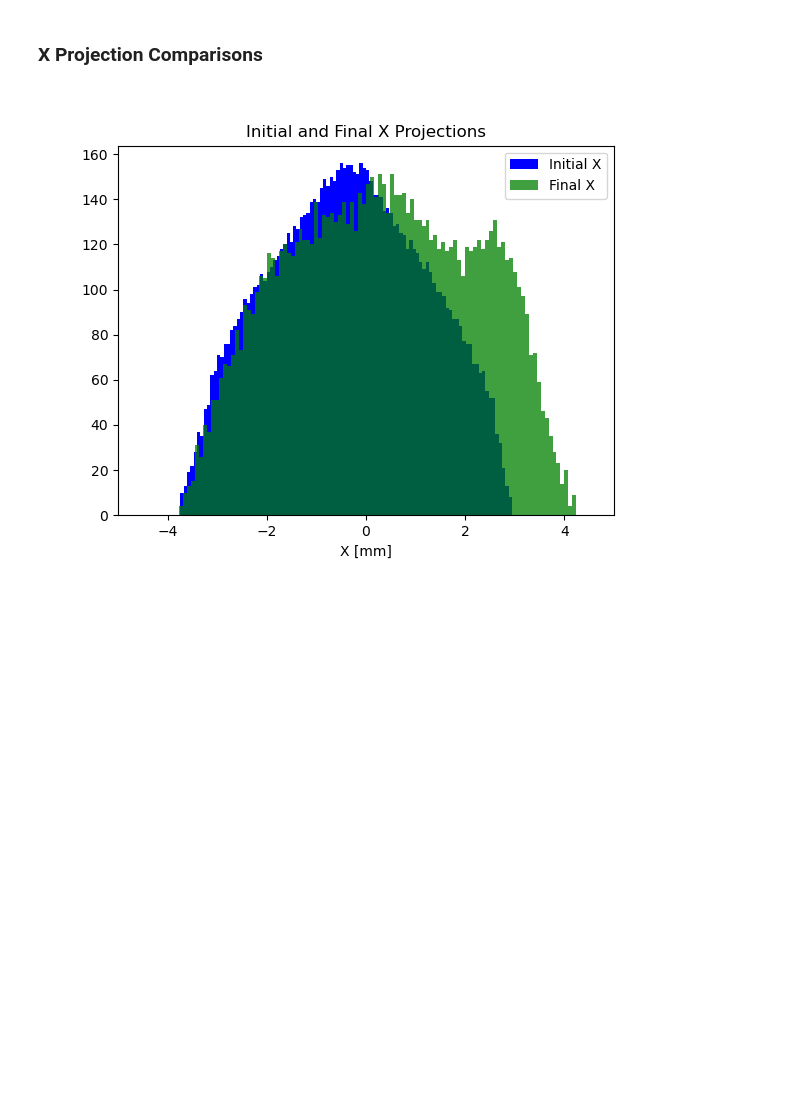
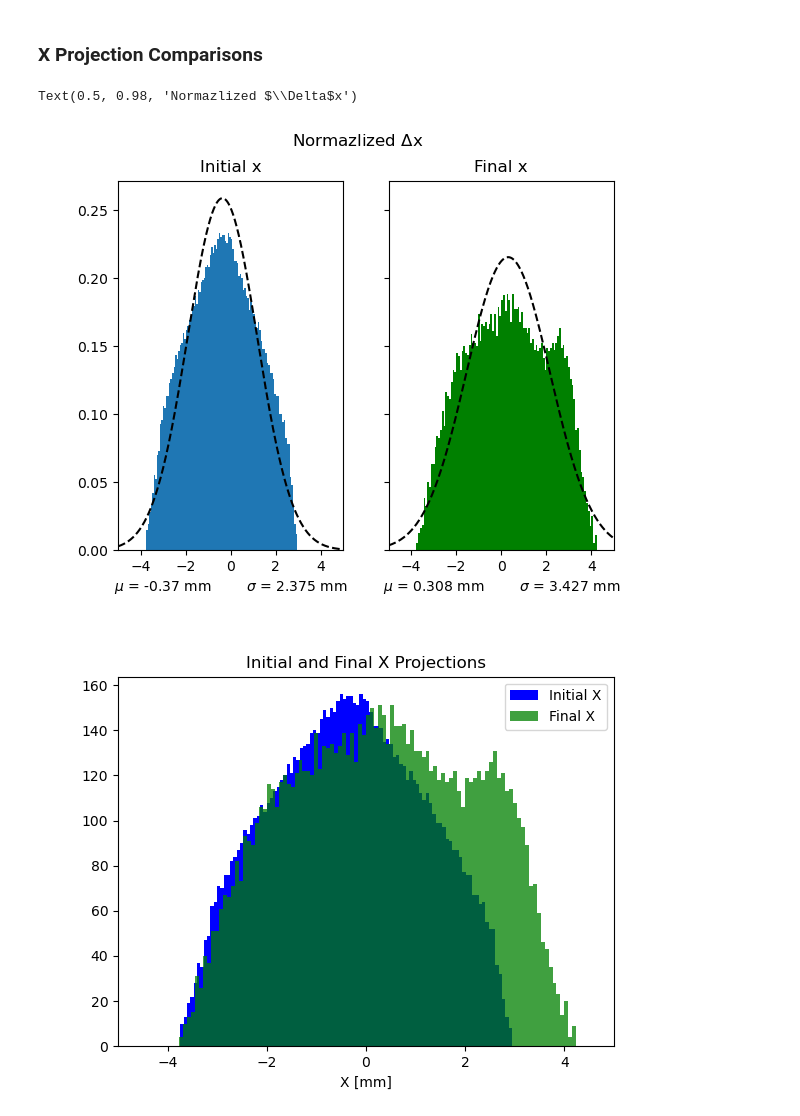
Before and after one commit to slaclab/xta, a Jupyter notebook: astra/vcc_laser.ipynb, the cells around one changed output. Cells and saved outputs as stored; diff of their text form; code cells hidden in the pictures; blank space fills up the shorter version.

```diff
--- a/astra/vcc_laser.ipynb
+++ b/astra/vcc_laser.ipynb
@@ -645,4 +645,39 @@ Scanning 0.415 T
 0.427
 # %% [markdown]
 ### X Projection Comparisons
+# %%
+num_bins = 100
+
+def gaus(data):
+    avg = np.mean(data)
+    var = np.var(data)
+    gausx = np.linspace(left_xaxis, right_xaxis, 1000)
+    gausy = 1.0/np.sqrt(2*np.pi*var)*np.exp(-0.5*(gausx-avg)**2/var)
+    return gausx, gausy, round(avg, 3), round(var, 3)
+
+fig, axes = plt.subplots(1, 2, sharex=True, sharey=True)
+
+#Final X
+plt.subplot(1, 2, 2)
+data = xta.particles[-1].x*10**3
+finalx = plt.hist(data, num_bins, density=True, facecolor='green')
+gausx, gausy, avg, var = gaus(data)
+plt.plot(gausx, gausy, 'k--')
+plt.title('Final x')
+plt.xlabel(f'$\mu$ = {avg} mm\t$\sigma$ = {var} mm')
+
+#Initial X
+plt.subplot(1, 2, 1)
+data = xta.particles[0].x*10**3
+initx = plt.hist(data, num_bins, density=True)
+gausx, gausy, avg, var = gaus(data)
+plt.plot(gausx, gausy, 'k--')
+plt.title('Initial x')
+plt.xlim(left_xaxis, right_xaxis)
+plt.xlabel(f'$\mu$ = {avg} mm\t$\sigma$ = {var} mm')
+
+plt.suptitle('Normazlized $\Delta$x')
+# %% [output]
+Text(0.5, 0.98, 'Normazlized $\\Delta$x')
+[figure, added]
 # %%
```
Also changed, not shown: parts of 2 cells of this notebook, 1 other file.
